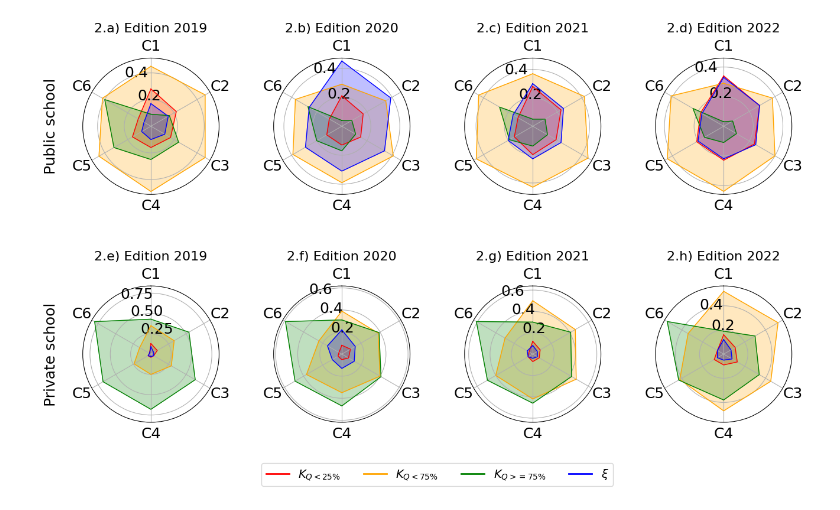
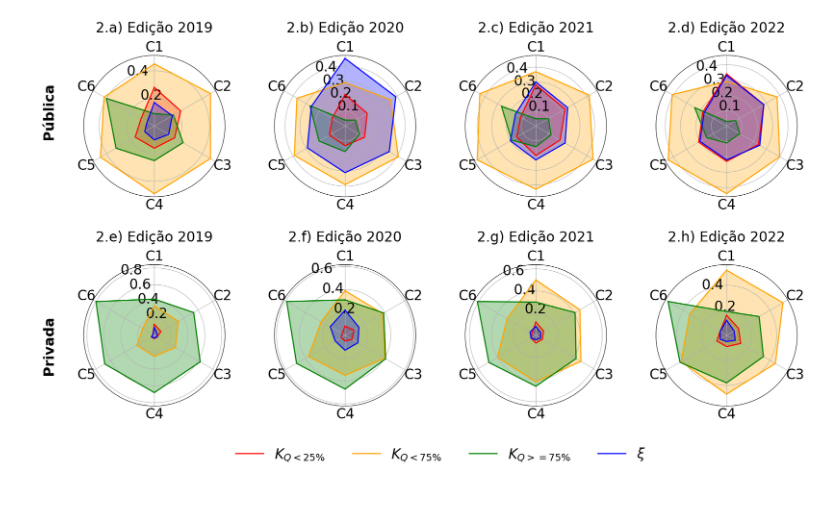
Before and after one commit to sandioms/open-enem, a Jupyter notebook: aux-enem/imgs.ipynb, the cells around one changed output. Drawn from its saved outputs; the diff is of its cells as text; code cells hidden in the pictures.

```diff
--- a/aux-enem/imgs.ipynb
+++ b/aux-enem/imgs.ipynb
@@ -5,14 +5,14 @@ import numpy as np
 import matplotlib
 import seaborn as sns
 # %%
-plt.rcParams.update({'font.size':18})
+plt.rcParams.update({'font.size':24})
 # %%
 import matplotlib.pyplot as plt
 import numpy as np
 import pandas as pd
 from matplotlib.lines import Line2D
 
-# Anos e dados para configurar gráficos
+# Anos e identificadores
 anos = [19, 20, 21, 22]
 pu = ['a', 'b', 'c', 'd']
 pr = ['e', 'f', 'g', 'h']
@@ -20,65 +20,64 @@ cores = ['red', 'orange', 'green', 'blue']
 categorias = ['C1', 'C2', 'C3', 'C4', 'C5', 'C6']
 N = len(categorias)
 
-# Calcular ângulos para gráficos de radar
+# Ângulos para radar
 angles = [n / float(N) * 2 * np.pi for n in range(N)]
 angles += angles[:1]
 
-# Inicializar listas para armazenar dados processados
+# Ler e organizar dados
 dados_publicos = []
 dados_privados = []
-
-# Ler e processar dados de cada ano
 for ano in anos:
     dados = pd.read_csv(f'data/base_data_20{ano}.csv', sep=',')
     dados.replace({',': '.'}, regex=True, inplace=True)
     dados['Percentual'] = dados['Percentual'].astype(float)
     dados_publicos.append(dados[dados['Dependência ADM'] == 'Publica'])
     dados_privados.append(dados[dados['Dependência ADM'] == 'Privada'])
 
-# Criar figura e subplots para gráficos de radar
-fig, axes = plt.subplots(2, 4, subplot_kw={'projection': 'polar'}, figsize=(15, 15))
+# Figura e subplots
+fig, axes = plt.subplots(2, 4, subplot_kw={'projection': 'polar'}, figsize=(20, 12))
 labels = ['$K_{Q<25\%}$', '$K_{Q<75\%}$', '$K_{Q>=75\%}$', r'$\xi$']
 
-# Loop para plotar gráficos de radar para cada combinação de ano e tipo de escola
+# Plotar gráficos
 for linha in range(2):
     for coluna in range(4):
         ax = axes[linha, coluna]
         ax.set_theta_offset(np.pi / 2)
         ax.set_theta_direction(-1)
         ax.set_xticks(angles[:-1])
-        ax.set_xticklabels(categorias)
+        ax.set_xticklabels(categorias, fontsize=24)
         ax.set_rlabel_position(-30)
+        ax.tick_params(labelsize=24)
 
-        # Configurar título e rótulo do eixo y apenas na primeira coluna, com labelpad ajustado
+        # Seleção de dados e título
         if linha == 0:
-            ax.set_title(f"2.{pu[coluna]}) Edition 20{anos[coluna]}", va='bottom', fontsize=16)
-            if coluna == 0:
-                ax.set_ylabel('Public school', labelpad=30)
+            ax.set_title(f"2.{pu[coluna]}) Edição 20{anos[coluna]}", fontsize=24, pad=15)
             dados = dados_publicos[coluna]
         else:
-            ax.set_title(f"2.{pr[coluna]}) Edition 20{anos[coluna]}", va='bottom', fontsize=16)
-            if coluna == 0:
-                ax.set_ylabel('Private school', labelpad=30)
+            ax.set_title(f"2.{pr[coluna]}) Edição 20{anos[coluna]}", fontsize=24, pad=15)
             dados = dados_privados[coluna]
 
-        # Plotar cada linha de dados com diferentes cores e labels
+        # Linhas e preenchimentos
         for i in range(4):
             valores = dados.iloc[[0 + i, 4 + i, 8 + i, 12 + i, 16 + i, 20 + i], 4].values.flatten().tolist()
-            valores += valores[:1]  # Fechar o gráfico de radar
-            ax.plot(angles, valores, linewidth=1, color=cores[i], linestyle='solid', label=labels[i])
-            ax.fill(angles, valores, alpha=0.25, color=cores[i])
+            valores += valores[:1]
+            ax.plot(angles, valores, linewidth=2, color=cores[i], linestyle='solid', label=labels[i])
+            ax.fill(angles, valores, alpha=0.3, color=cores[i])
 
-# Ajustar layout e espaço entre subplots
-fig.subplots_adjust(left=0.1, bottom=0.05, right=0.9, top=0.95, wspace=0.4, hspace=-0.6)
+# Rótulos laterais fixos usando fig.text
+fig.text(0.02, 0.75, 'Pública', fontsize=24, fontweight='bold', rotation=90, va='center')
+fig.text(0.02, 0.28, 'Privada', fontsize=24, fontweight='bold', rotation=90, va='center')
 
-# Criar handles para a legenda com as cores corretas
+# Ajustes finais
+fig.subplots_adjust(left=0.07, right=0.93, top=0.92, bottom=0.1, wspace=0.35, hspace=0.05)
+
+# Legenda centralizada
 handles = [Line2D([0], [0], color=cores[i], lw=2) for i in range(4)]
-fig.legend(handles=handles, labels=labels, ncol=len(labels), bbox_to_anchor=(0.5, 0.25), loc='upper center',
-           borderaxespad=0.1, fontsize=14)
+fig.legend(handles=handles, labels=labels, ncol=4, fontsize=24,
+           loc='lower center', bbox_to_anchor=(0.5, 0.02), frameon=False)
 
-# Salvar gráfico final como TIFF com alta qualidade
-fig.savefig('radar_high_quality.png', format='png', dpi=300, bbox_inches='tight')
+# Salvar figura
+fig.savefig('radar_por_edicao.png', dpi=300, bbox_inches='tight', format='png')
 plt.show()
 # %% [output]
-[figure, old version]
+[figure, new version]
```
Also changed, not shown: 22 other files.
